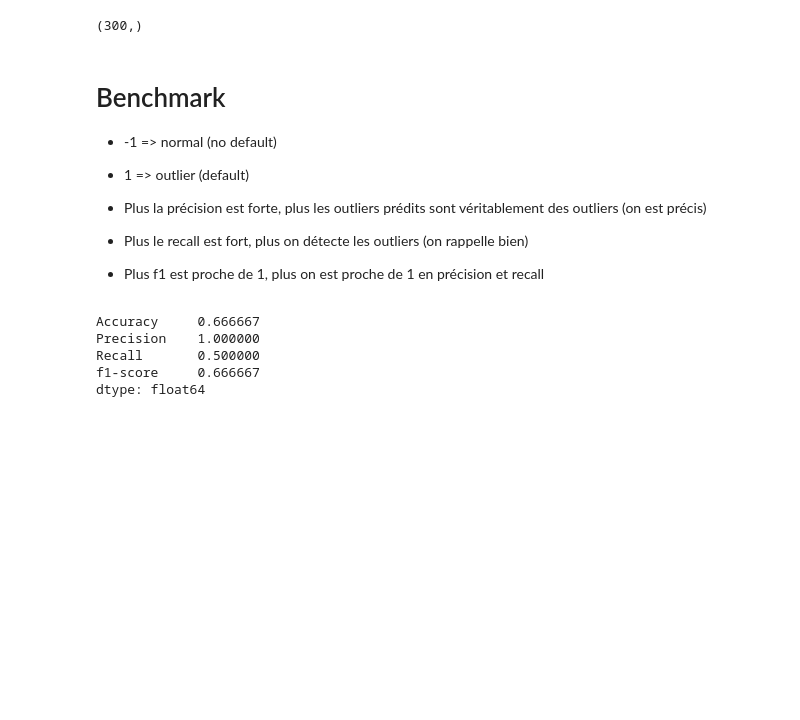
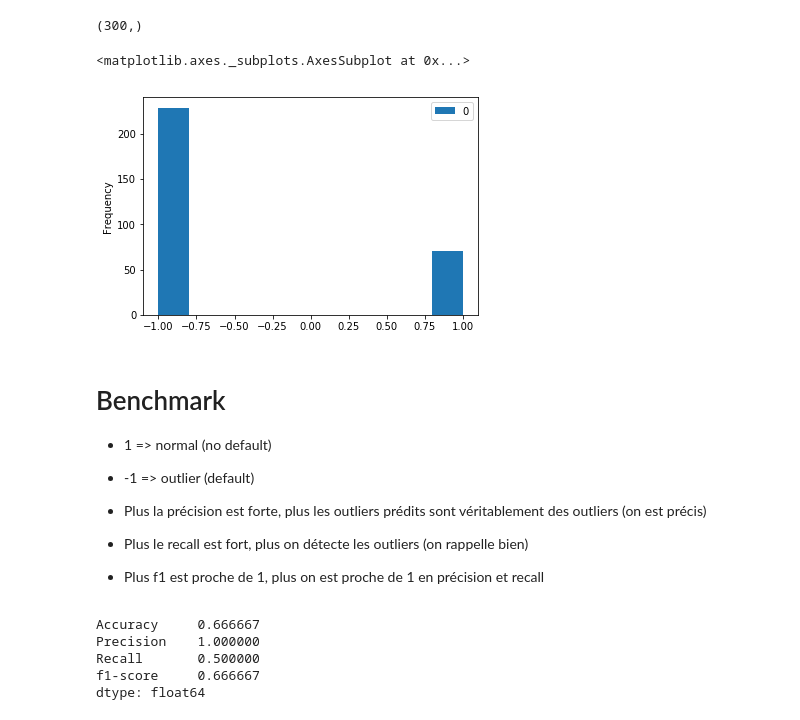
Before and after one commit to DEKHTIARJonathan/DeepOneClass, a Jupyter notebook: source_files/main.ipynb, the cells around one changed output. Saved outputs shown, nothing was run; the diff lists cells and outputs as text; code cells hidden in the pictures; blank space fills up the shorter version.

```diff
--- a/source_files/main.ipynb
+++ b/source_files/main.ipynb
@@ -52,14 +38,16 @@ def csv_generator(csv_path, class_nbr, keep_fn=False):
             yield (img_fn, img_encoded, label)
         yield (img_encoded, label)
 
-def eval_input_fn(eval_csv_path=eval_csv_path, target_width=224, batch_size=2):
+def get_input_fn(csv_path, target_width=224, batch_size=2, repeat=False):
     dataset = tf.data.Dataset.from_generator(
-        generator=lambda: csv_generator(eval_csv_path, 6),
+        generator=lambda: csv_generator(csv_path, 6),
         output_types=(tf.float32, tf.int32)
     )
     dataset = dataset.batch(batch_size)
+    if repeat:
+        dataset = dataset.repeat()
     iterator = dataset.make_one_shot_iterator()
     return iterator.get_next()
 
-eval_input_fn(test_csv_path)
+get_input_fn(train_csv_path), get_input_fn(test_csv_path)
 # %% [output]
@@ -124,26 +148,24 @@ INFO:tensorflow:Done running local_init_op.
 
 # Train set
 x_train = []
-input_fn = train_input_fn()
+input_fn = get_input_fn(train_csv_path, batch_size=1)
 sess = tf.Session()
 while True:
     try:
         data = sess.run(input_fn)
-        for i in range(batch_size):
-            x_train.append(data[i])
+        x_train.append(data[0][0])
     except tf.errors.OutOfRangeError:
         break
 x_train = np.asarray(x_train)
 
 # Test set
 x_test = []
-input_fn = test_input_fn()
+input_fn = get_input_fn(test_csv_path, batch_size=1)
 sess = tf.Session()
 while True:
     try:
         data = sess.run(input_fn)
-        for i in range(batch_size):
-            x_test.append(data[i])
+        x_test.append(data[0][0])
     except tf.errors.OutOfRangeError:
         break
 x_test = np.asarray(x_test)
@@ -165,10 +187,16 @@ sklearn_predictions = ocsvm.predict(x_test)
 sklearn_predictions.shape
 # %% [output]
 (300,)
+# %%
+df = pd.DataFrame(sklearn_predictions)
+df.plot.hist()
+# %% [output]
+<matplotlib.axes._subplots.AxesSubplot at 0x...>
+[figure, added]
 # %% [markdown]
 # Benchmark
-* -1 => normal (no default)
-* 1 => outlier (default)
+* 1 => normal (no default)
+* -1 => outlier (default)
 
 
 * Plus la précision est forte, plus les outliers prédits sont véritablement des outliers (on est précis)
```
Also changed, not shown: parts of 14 cells of this notebook, 2 other files.
